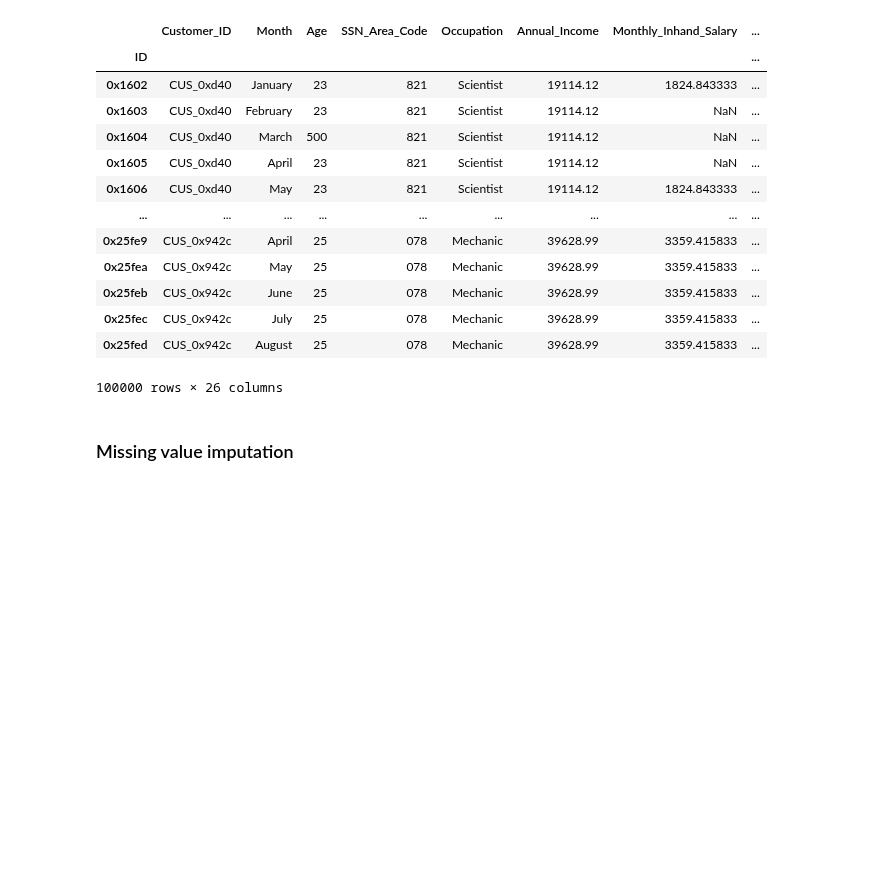
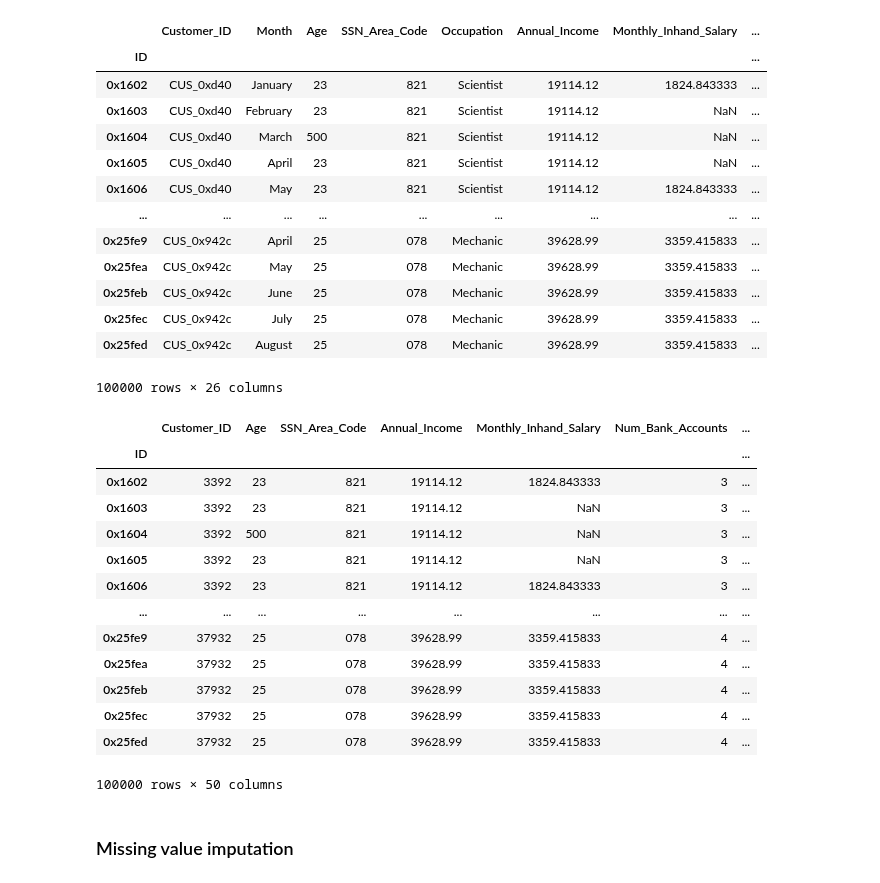
Before and after one commit to esteves3/data-science, a Jupyter notebook: credit-score-preparation.ipynb, the cells around one changed output. Cells and saved outputs as stored; diff of their text form; code cells hidden in the pictures; blank space fills up the shorter version.

```diff
--- a/credit-score-preparation.ipynb
+++ b/credit-score-preparation.ipynb
@@ -190,3 +191,20 @@ data = data.drop(columns=['Month'])
+# %%
+data
+# %% [output]
+|  | Customer_ID | Age | SSN_Area_Code | Annual_Income | Monthly_Inhand_Salary | Num_Bank_Accounts | ... |
+| ID |  |  |  |  |  |  | ... |
+| 0x1602 | 3392 | 23 | 821 | 19114.12 | 1824.843333 | 3 | ... |
+| 0x1603 | 3392 | 23 | 821 | 19114.12 | NaN | 3 | ... |
+| 0x1604 | 3392 | 500 | 821 | 19114.12 | NaN | 3 | ... |
+| 0x1605 | 3392 | 23 | 821 | 19114.12 | NaN | 3 | ... |
+| 0x1606 | 3392 | 23 | 821 | 19114.12 | 1824.843333 | 3 | ... |
+| ... | ... | ... | ... | ... | ... | ... | ... |
+| 0x25fe9 | 37932 | 25 | 078 | 39628.99 | 3359.415833 | 4 | ... |
+| 0x25fea | 37932 | 25 | 078 | 39628.99 | 3359.415833 | 4 | ... |
+| 0x25feb | 37932 | 25 | 078 | 39628.99 | 3359.415833 | 4 | ... |
+| 0x25fec | 37932 | 25 | 078 | 39628.99 | 3359.415833 | 4 | ... |
+| 0x25fed | 37932 | 25 | 078 | 39628.99 | 3359.415833 | 4 | ... |
+100000 rows × 50 columns
 # %% [markdown]
 ### Missing value imputation
 # %% [markdown]
```
Also changed, not shown: parts of 27 cells of this notebook, 14 other files.
